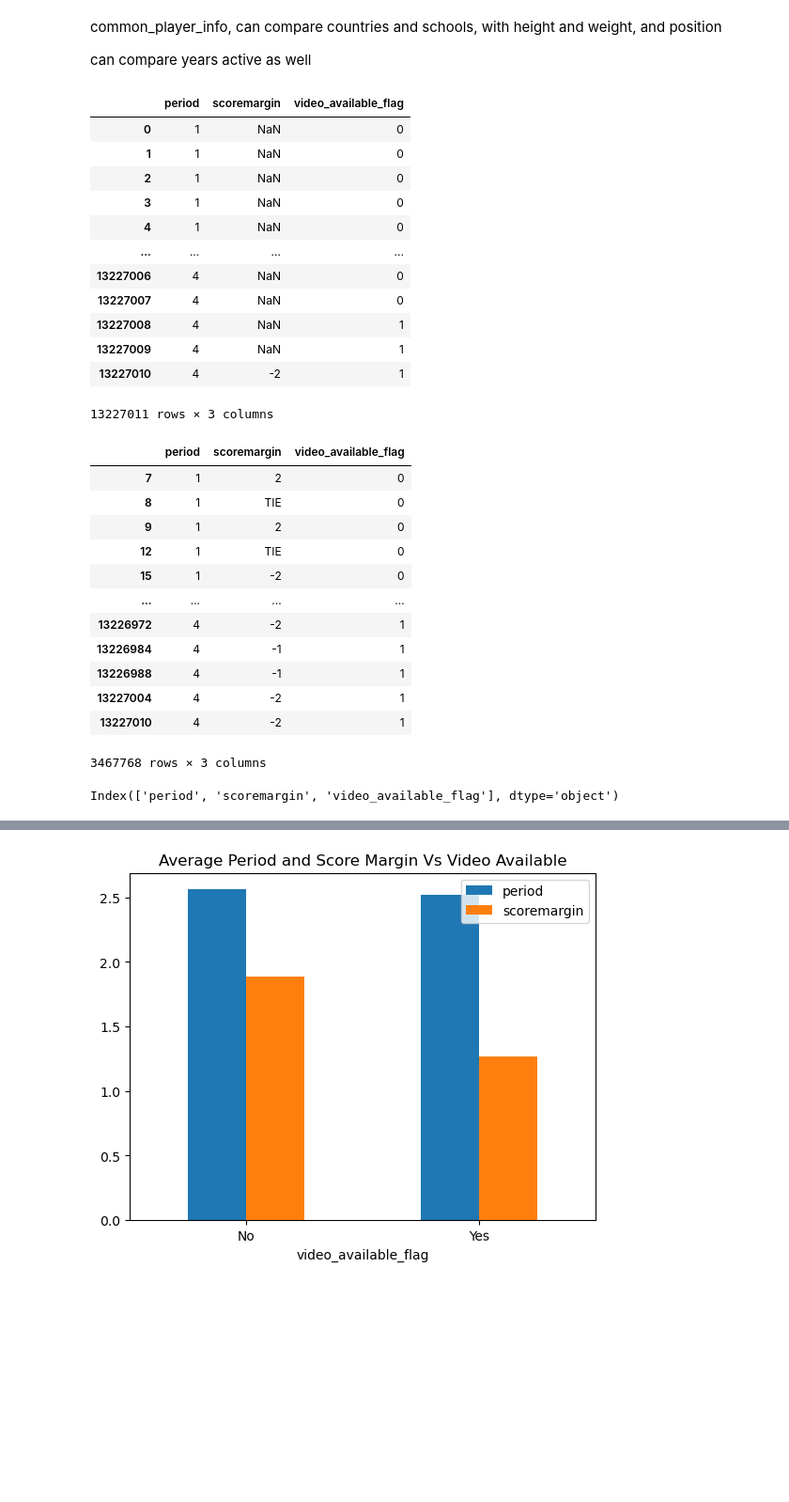
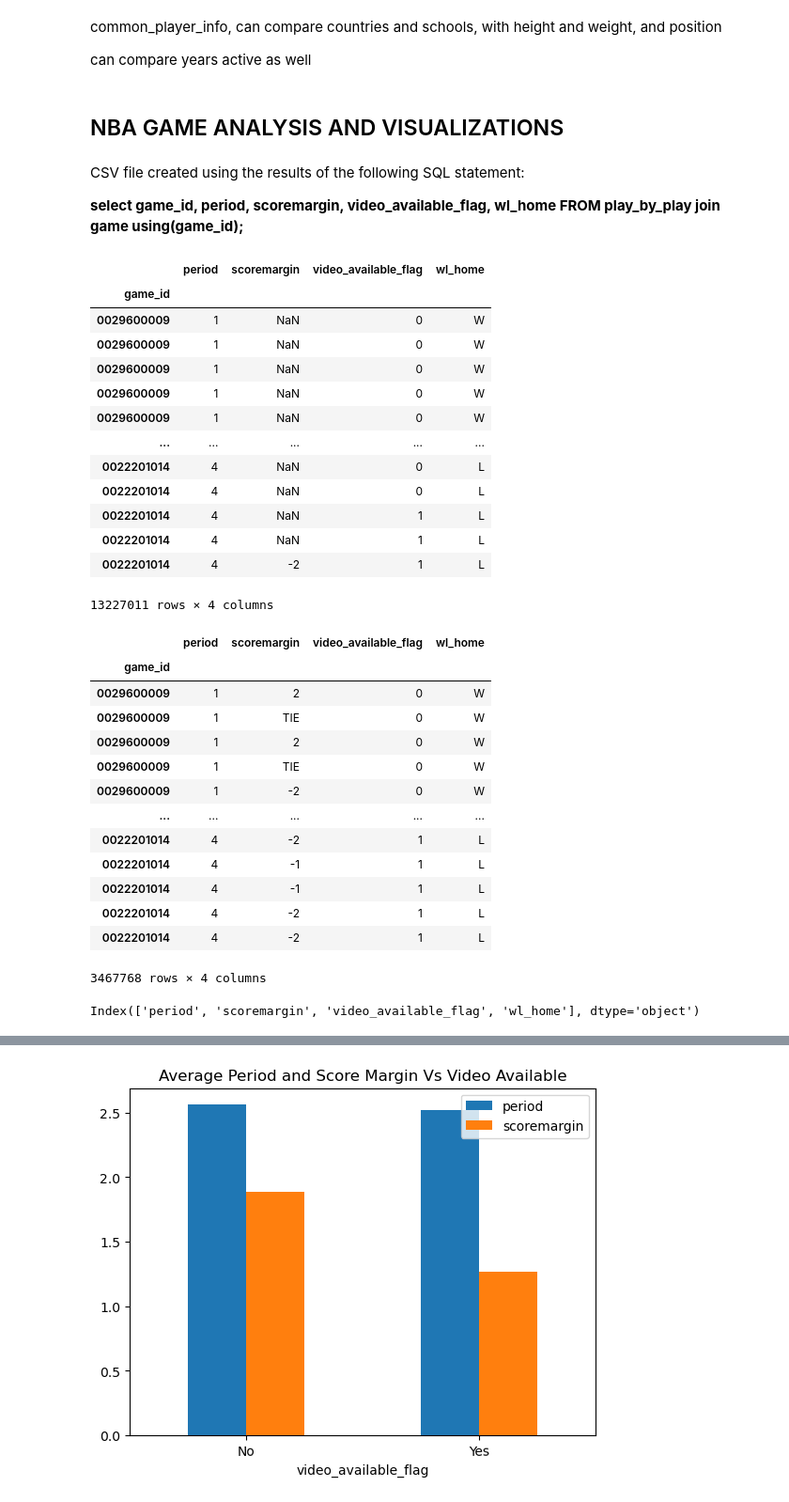
Before and after one commit to mustafaradheyyan/Revisiting-Pep-II, a Jupyter notebook: working_notebooks/eda_nba.ipynb, the cells around one changed output, grey strips where cells are left out. Shown at 94% size. Drawn from its saved outputs; the diff is of its cells as text; code cells hidden in the pictures; blank space fills up the shorter version.

Commit message:
Finished nba game analysis, structured

```diff
--- a/working_notebooks/eda_nba.ipynb
+++ b/working_notebooks/eda_nba.ipynb
@@ -68,45 +68,55 @@ common_player_info, can compare countries and schools, with height and weight, a
 can compare years active as well
 # %%
 import pandas as pd
+# %% [markdown]
+## NBA GAME ANALYSIS AND VISUALIZATIONS
+# %% [markdown]
+CSV file created using the results of the following SQL statement:
+
+**select game_id, period, scoremargin, video_available_flag, wl_home FROM play_by_play join game using(game_id);**
+# %%
+NBA_GAME_STATS_FILE = 'nba_game_stats.csv'
 # %%
-play_by_play = pd.read_csv('play_by_play.csv')
+play_by_play = pd.read_csv(NBA_GAME_STATS_FILE, index_col="game_id", dtype={'game_id': 'string'})
 play_by_play
 # %% [output]
-|  | period | scoremargin | video_available_flag |
-| 0 | 1 | NaN | 0 |
-| 1 | 1 | NaN | 0 |
-| 2 | 1 | NaN | 0 |
-| 3 | 1 | NaN | 0 |
-| 4 | 1 | NaN | 0 |
-| ... | ... | ... | ... |
-| 13227006 | 4 | NaN | 0 |
-| 13227007 | 4 | NaN | 0 |
-| 13227008 | 4 | NaN | 1 |
-| 13227009 | 4 | NaN | 1 |
-| 13227010 | 4 | -2 | 1 |
+|  | period | scoremargin | video_available_flag | wl_home |
+| game_id |  |  |  |  |
+| 0029600009 | 1 | NaN | 0 | W |
+| 0029600009 | 1 | NaN | 0 | W |
+| 0029600009 | 1 | NaN | 0 | W |
+| 0029600009 | 1 | NaN | 0 | W |
+| 0029600009 | 1 | NaN | 0 | W |
+| ... | ... | ... | ... | ... |
+| 0022201014 | 4 | NaN | 0 | L |
+| 0022201014 | 4 | NaN | 0 | L |
+| 0022201014 | 4 | NaN | 1 | L |
+| 0022201014 | 4 | NaN | 1 | L |
+| 0022201014 | 4 | -2 | 1 | L |
-13227011 rows × 3 columns
+13227011 rows × 4 columns
 # %%
 play_by_play = play_by_play.dropna(subset='scoremargin')
 # %%
 play_by_play
 # %% [output]
-|  | period | scoremargin | video_available_flag |
-| 7 | 1 | 2 | 0 |
-| 8 | 1 | TIE | 0 |
-| 9 | 1 | 2 | 0 |
-| 12 | 1 | TIE | 0 |
-| 15 | 1 | -2 | 0 |
-| ... | ... | ... | ... |
-| 13226972 | 4 | -2 | 1 |
-| 13226984 | 4 | -1 | 1 |
-| 13226988 | 4 | -1 | 1 |
-| 13227004 | 4 | -2 | 1 |
-| 13227010 | 4 | -2 | 1 |
+|  | period | scoremargin | video_available_flag | wl_home |
+| game_id |  |  |  |  |
+| 0029600009 | 1 | 2 | 0 | W |
+| 0029600009 | 1 | TIE | 0 | W |
+| 0029600009 | 1 | 2 | 0 | W |
+| 0029600009 | 1 | TIE | 0 | W |
+| 0029600009 | 1 | -2 | 0 | W |
+| ... | ... | ... | ... | ... |
+| 0022201014 | 4 | -2 | 1 | L |
+| 0022201014 | 4 | -1 | 1 | L |
+| 0022201014 | 4 | -1 | 1 | L |
+| 0022201014 | 4 | -2 | 1 | L |
+| 0022201014 | 4 | -2 | 1 | L |
-3467768 rows × 3 columns
+3467768 rows × 4 columns
 # %%
 play_by_play.columns
 # %% [output]
-Index(['period', 'scoremargin', 'video_available_flag'], dtype='object')
+Index(['period', 'scoremargin', 'video_available_flag', 'wl_home'], dtype='object')
 # %%
 nba_df_copy = play_by_play.copy()
 # %%
```
Also changed, not shown: parts of 22 cells of this notebook.
